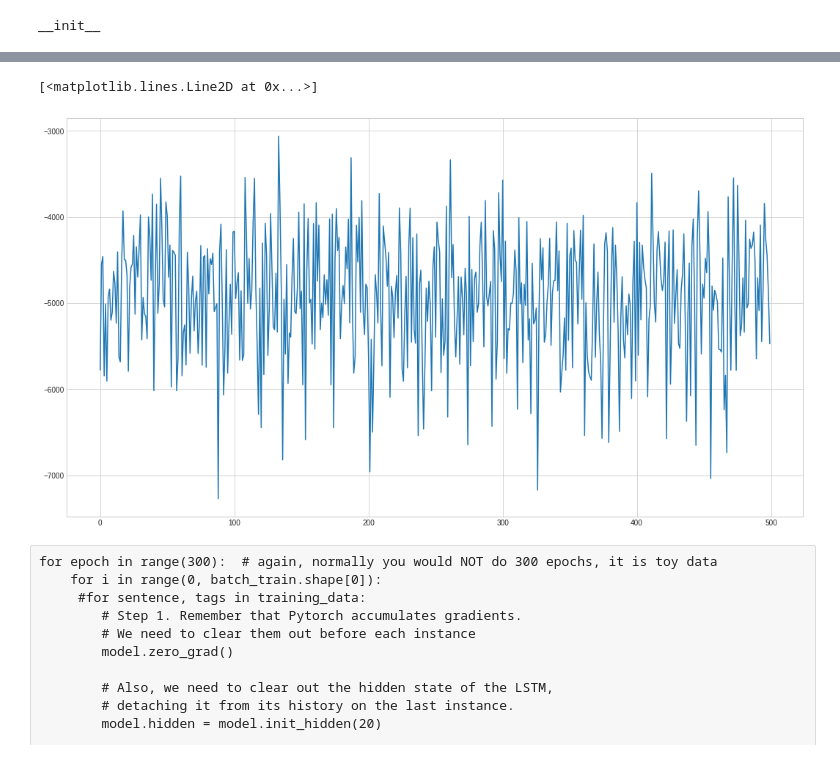
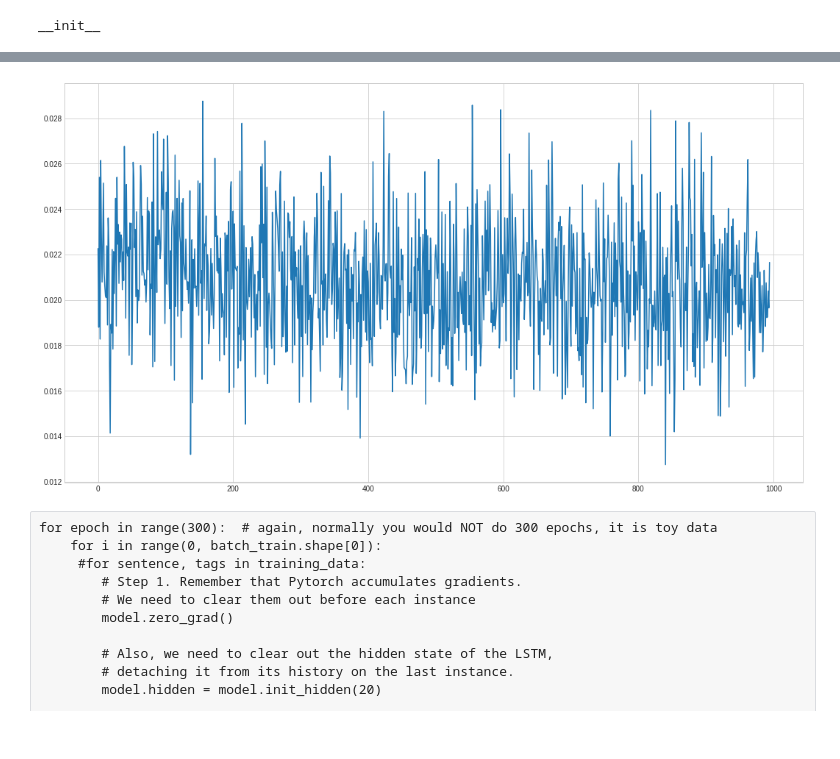
Before and after one commit to svh2811/tweet-hashtag-reccomendation, a Jupyter notebook: recommend_hashtag.ipynb, the cells around one changed output, grey strips where cells are left out. Cells and saved outputs as stored; diff of their text form; code cells hidden in the pictures.

```diff
--- a/recommend_hashtag.ipynb
+++ b/recommend_hashtag.ipynb
@@ -89,7 +89,7 @@ def word_2_vec(data):
 
     return model
 # %%
-WORD2VEC_DIM = 150
+WORD2VEC_DIM = 128
 LOAD_WORD2VEC = False
 
 if LOAD_WORD2VEC:
@@ -164,6 +162,8 @@ https://am207.github.io/2018spring/wiki/ValidationSplits.html
 https://pytorch.org/docs/stable/nn.html?highlight=rnn#torch.nn.RNN
 # %%
 from torch.utils.data import *
+
+BATCH_SIZE = 100
 
 tweet_dataset = TensorDataset(torch.from_numpy(X), torch.from_numpy(y))
 
@@ -181,7 +181,6 @@ print(train_len, val_len, test_len)
 
 train_ds, val_ds, test_ds = random_split(tweet_dataset, [train_len, val_len, test_len])
 
-BATCH_SIZE = 16
 
 train_loader = torch.utils.data.DataLoader(train_ds, batch_size=BATCH_SIZE, shuffle=True, drop_last=True)
 val_loader = torch.utils.data.DataLoader(val_ds, batch_size=BATCH_SIZE, shuffle=True, drop_last=True)
@@ -265,13 +270,23 @@ RESCHEDULED = False
 # %%
-model = BenchmarkModel(HIDDEN_SIZE)
-loss_function = Cosine_Loss()
-optimizer = optim.SGD(model.parameters(), lr=0.1)
+model = BenchmarkModel(HIDDEN_SIZE, batch_size=BATCH_SIZE)
+#loss_function = Cosine_Loss()
+loss_function = nn.MSELoss()
+optimizer = optim.Adam(model.parameters(), lr=3e-4, weight_decay=1e-4)
 # %% [output]
 __init__
 # %%
 loss_hist = []
-EPOCH = 500
+EPOCH = 1000
+#hidden = model.init_hidden()
 
+def repackage_hidden(h):
+    """Wraps hidden states in new Variables, to detach them from their history."""
+    if type(h) == Variable:
+        return Variable(h.data)
+    else:
+        return tuple(repackage_hidden(v) for v in h)
+
+hidden = model.init_hidden()
 for epoch in range(EPOCH):
     loss = None
     for batch_index, (X, y) in enumerate(train_loader):
@@ -280,20 +295,24 @@ for epoch in range(EPOCH):
 
         # Step 1. Remember that Pytorch accumulates gradients.
         # We need to clear them out before each instance
-        model.zero_grad()
+
 
         # Also, we need to clear out the hidden state of the LSTM,
         # detaching it from its history on the last instance.
-        model.hidden = model.init_hidden(20)
-
+        #hidden = repackage_hidden(hidden)
+        hidden = repackage_hidden(model.hidden)
+        model.hidden = hidden
         # Step 2. forward pass.
         y_pred = model(X)
+
 
         # Step 3. Compute the loss, gradients, and update the parameters by
         #  calling optimizer.step()
         loss = loss_function(y_pred, y)
         #print("Epoch {:03d}, Batch {:03d}, Loss {:5.4f}".format(epoch, batch_index, loss.item()))
-        loss.backward()
+        model.zero_grad()
+        torch.nn.utils.clip_grad_norm(model.parameters(), 0.25)
+        loss.backward(retain_graph=True)
         optimizer.step()
 
     loss_hist.append(loss.item())
@@ -323,15 +348,17 @@ IsADirectoryError: [Errno 21] Is a directory: './model/nn'
 # %%
 %matplotlib inline
 import matplotlib.pyplot as plt
 
 plt.figure(figsize=(18,10))
 
 plt.style.use('seaborn-whitegrid')
 
-plt.plot(range(EPOCH), loss_hist)
+#plt.plot(range(EPOCH), loss_hist)
+plt.plot(range(len(loss_hist[5:])), loss_hist[5:])
+
+plt.savefig('./myfig.png')
 # %% [output]
-[<matplotlib.lines.Line2D at 0x...>]
-[figure, old version]
+[figure, new version]
 # %% [raw]
 for epoch in range(300):  # again, normally you would NOT do 300 epochs, it is toy data
     for i in range(0, batch_train.shape[0]):
```
Also changed, not shown: parts of 10 cells of this notebook.
